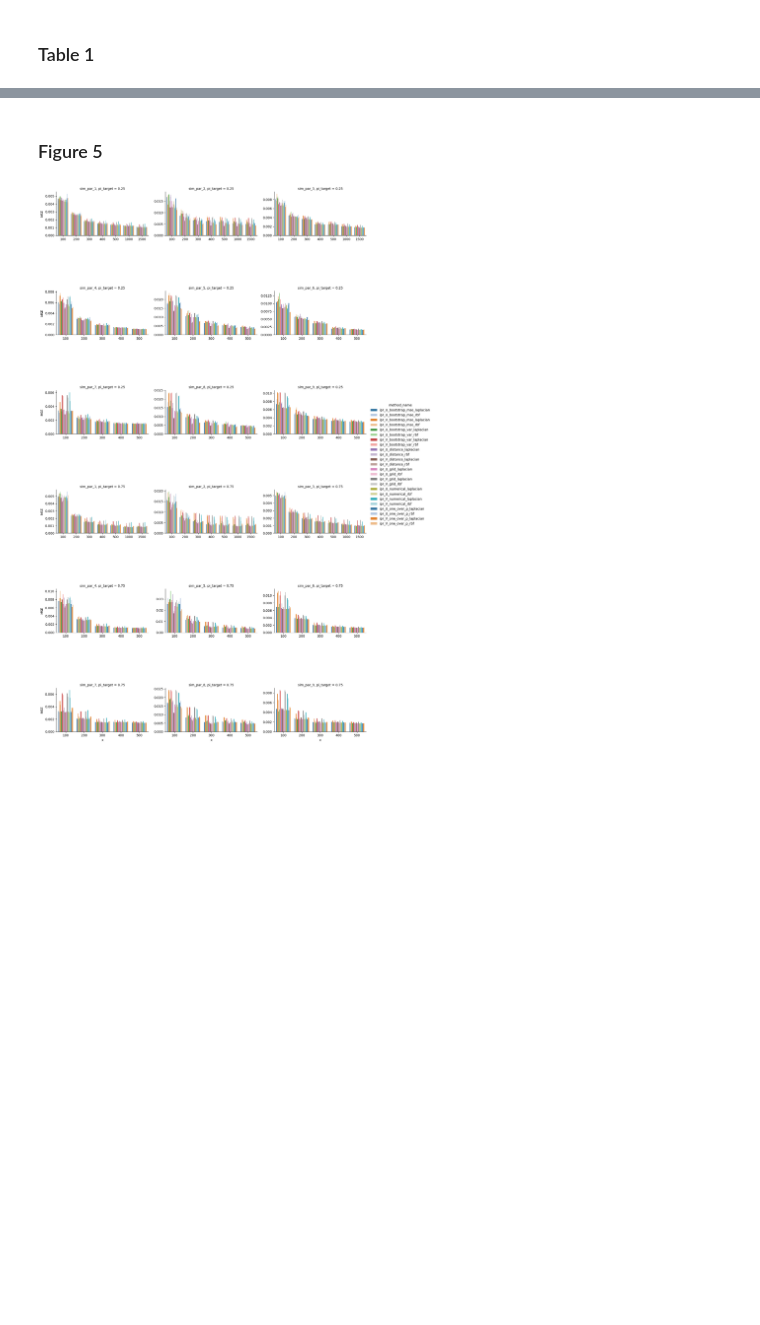
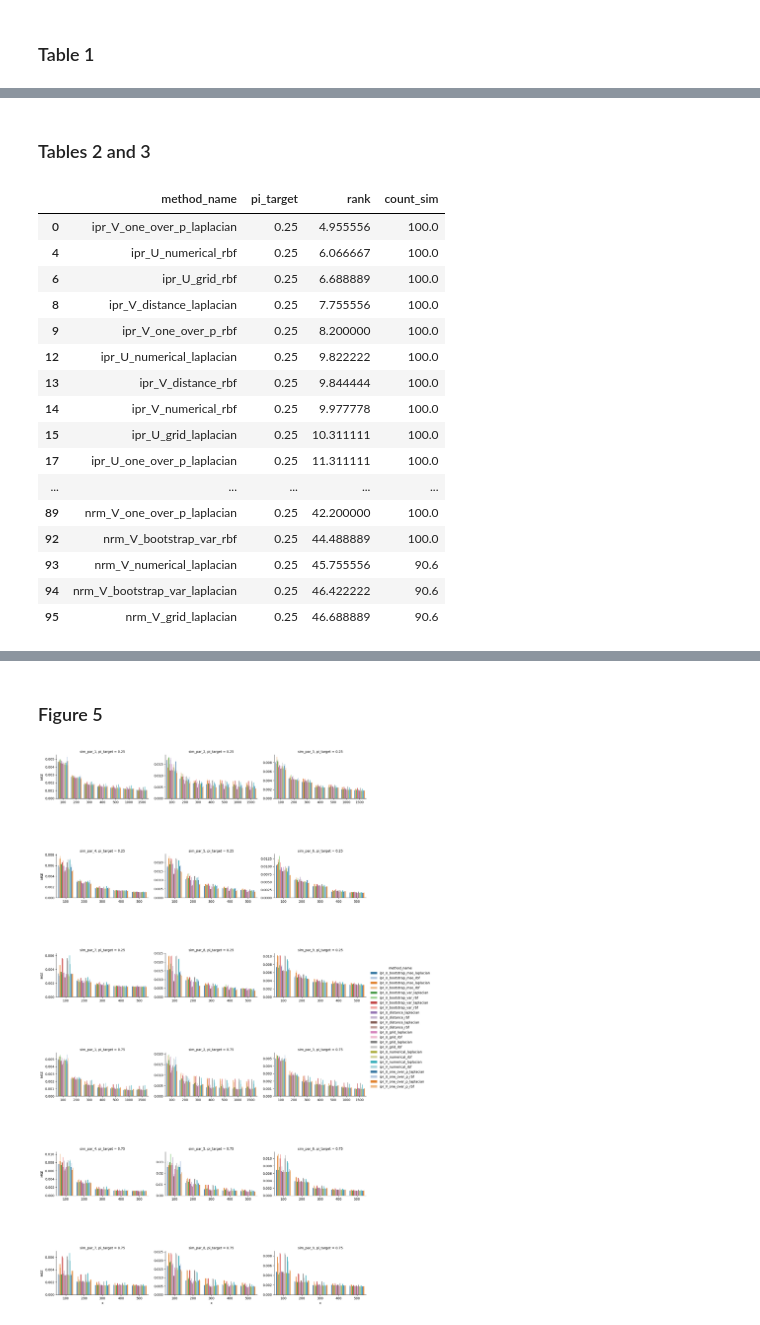
Before and after one commit to lazeckam/RHKS_label_shift, a Jupyter notebook: stage_1/01_RKHS_estimators_comparison.ipynb, the cells around one changed output, grey strips where cells are left out. Cells and saved outputs as stored; diff of their text form; code cells hidden in the pictures; blank space fills up the shorter version.

```diff
--- a/stage_1/01_RKHS_estimators_comparison.ipynb
+++ b/stage_1/01_RKHS_estimators_comparison.ipynb
@@ -82,0 +92,24 @@ df_mse_tmp[['method_name', 'rank', 'count_sim']].groupby(['method_name']).agg('m
+# %% [markdown]
+### Tables 2 and 3
+# %%
+df_tmp = df_mse_tmp[['method_name', 'pi_target', 'rank', 'count_sim']].groupby(['method_name', 'pi_target']).agg('mean').reset_index().sort_values('rank').reset_index(drop=True)
+# %%
+df_tmp[df_tmp['pi_target'] == 0.25]
+# %% [output]
+|  | method_name | pi_target | rank | count_sim |
+| 0 | ipr_V_one_over_p_laplacian | 0.25 | 4.955556 | 100.0 |
+| 4 | ipr_U_numerical_rbf | 0.25 | 6.066667 | 100.0 |
+| 6 | ipr_U_grid_rbf | 0.25 | 6.688889 | 100.0 |
+| 8 | ipr_V_distance_laplacian | 0.25 | 7.755556 | 100.0 |
+| 9 | ipr_V_one_over_p_rbf | 0.25 | 8.200000 | 100.0 |
+| 12 | ipr_U_numerical_laplacian | 0.25 | 9.822222 | 100.0 |
+| 13 | ipr_V_distance_rbf | 0.25 | 9.844444 | 100.0 |
+| 14 | ipr_V_numerical_rbf | 0.25 | 9.977778 | 100.0 |
+| 15 | ipr_U_grid_laplacian | 0.25 | 10.311111 | 100.0 |
+| 17 | ipr_U_one_over_p_laplacian | 0.25 | 11.311111 | 100.0 |
+| ... | ... | ... | ... | ... |
+| 89 | nrm_V_one_over_p_laplacian | 0.25 | 42.200000 | 100.0 |
+| 92 | nrm_V_bootstrap_var_rbf | 0.25 | 44.488889 | 100.0 |
+| 93 | nrm_V_numerical_laplacian | 0.25 | 45.755556 | 90.6 |
+| 94 | nrm_V_bootstrap_var_laplacian | 0.25 | 46.422222 | 90.6 |
+| 95 | nrm_V_grid_laplacian | 0.25 | 46.688889 | 90.6 |
```
Also changed, not shown: parts of 10 cells of this notebook, 3 other files.
